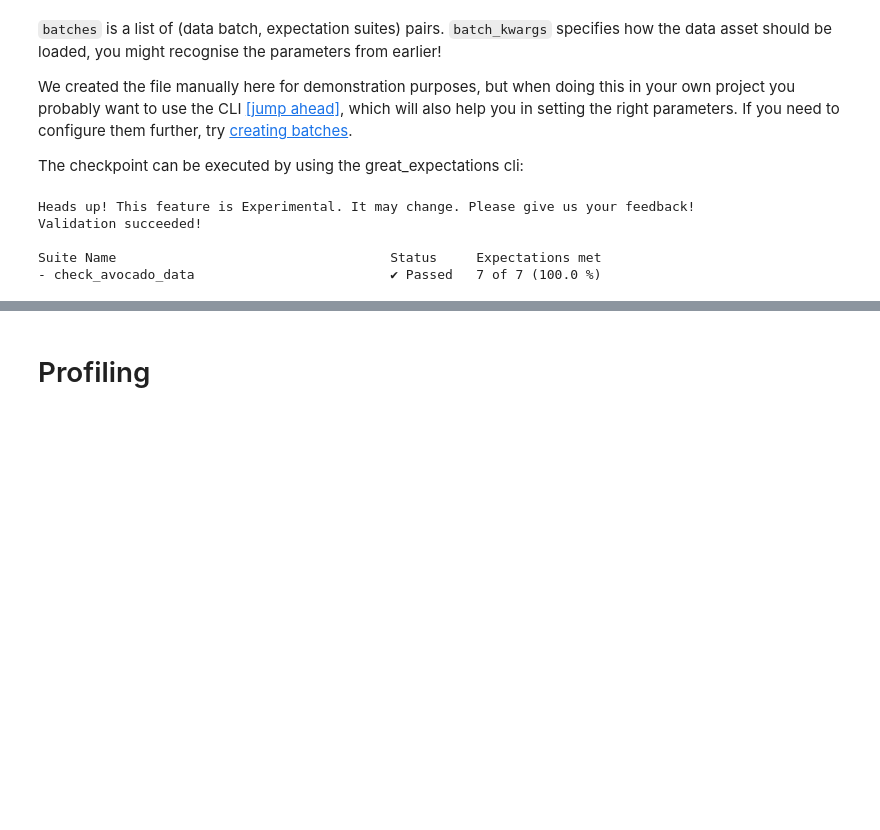
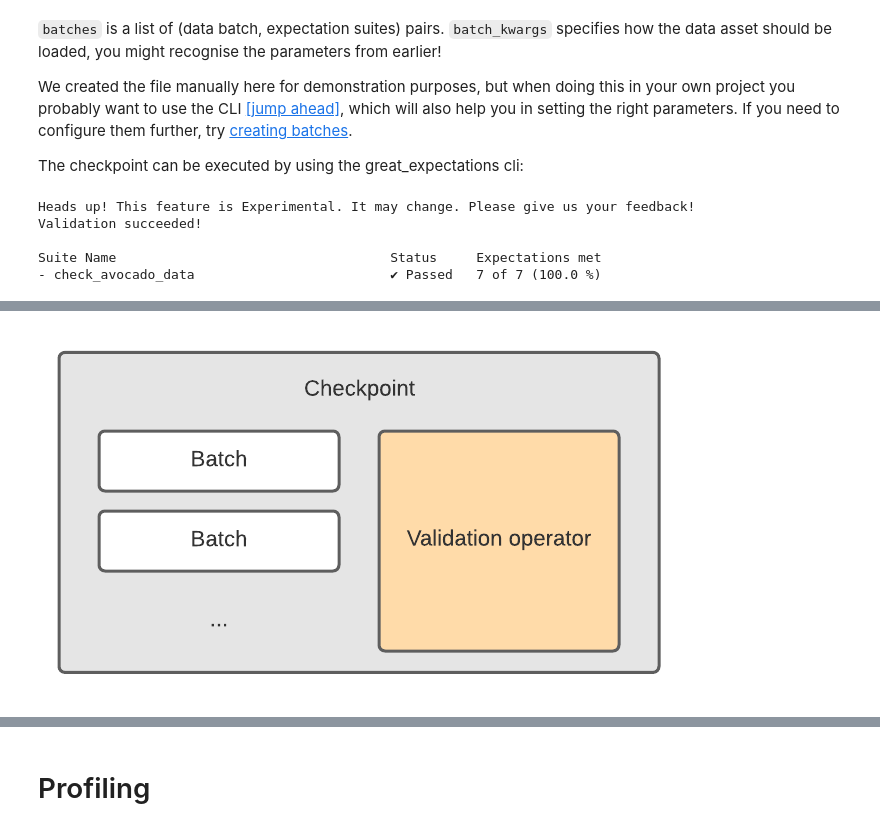
Before and after one commit to datarootsio/tutorial-great-expectations, a Jupyter notebook: tutorial-great_expectations.ipynb, the cells around one changed output, grey strips where cells are left out. Drawn from its saved outputs; the diff is of its cells as text; code cells hidden in the pictures; blank space fills up the shorter version.

```diff
--- a/tutorial-great_expectations.ipynb
+++ b/tutorial-great_expectations.ipynb
@@ -464,0 +471,5 @@ Checkpoints and batches are represented conceptually below.
+# %%
+from IPython import display
+display.Image("figures/checkpoint.png")
+# %% [output]
+[figure, added]
```
Also changed, not shown: parts of 11 cells of this notebook.
